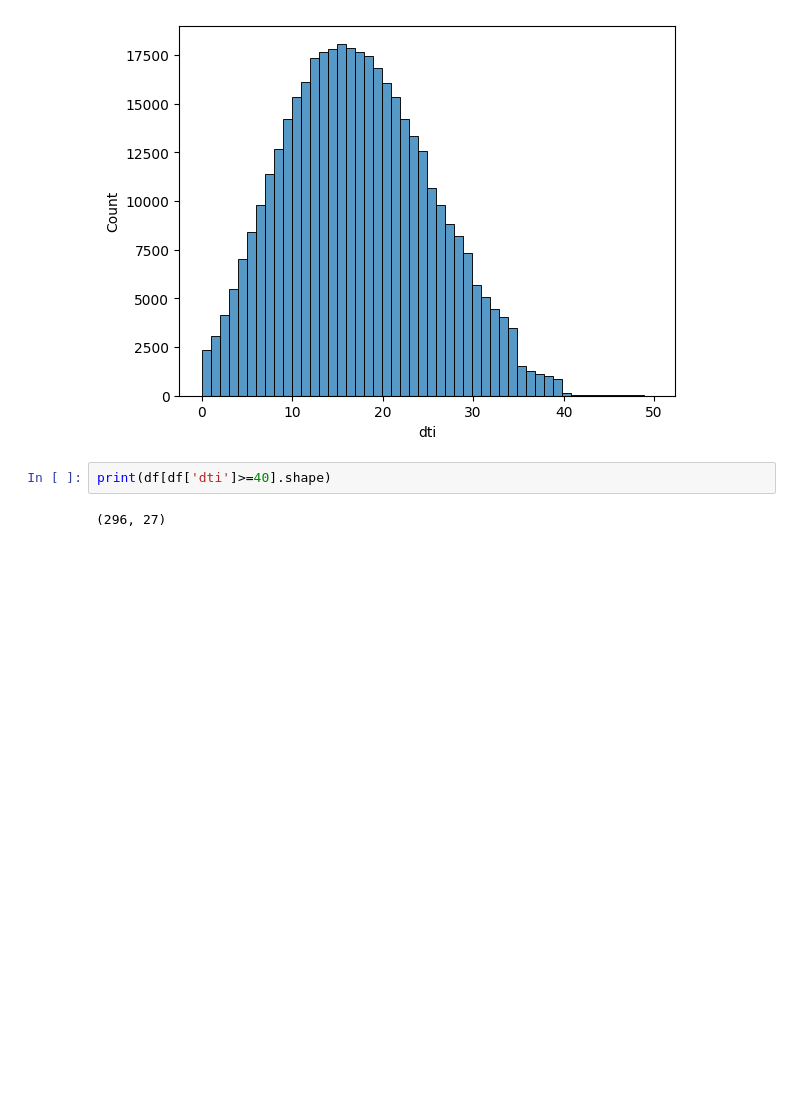
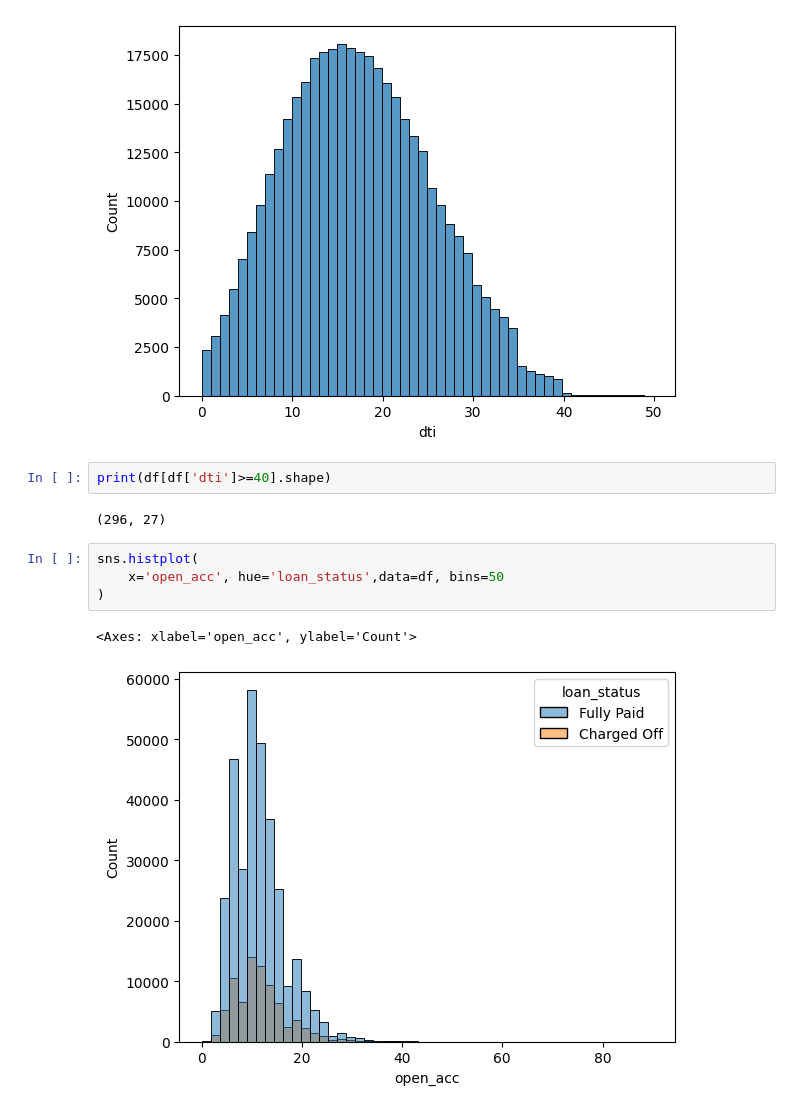
Before and after one commit to Debasishsaha123/Loan-default-prediction-ML-Projects, a Jupyter notebook: data_understanding.ipynb, the cells around one changed output. Cells and saved outputs as stored; diff of their text form; blank space fills up the shorter version.

Commit message:
More about data and correlation with output feature

```diff
--- a/data_understanding.ipynb
+++ b/data_understanding.ipynb
@@ -322,3 +322,10 @@ sns.histplot(
 print(df[df['dti']>=40].shape)
 # %% [output]
 (296, 27)
+# %%
+sns.histplot(
+    x='open_acc', hue='loan_status',data=df, bins=50
+)
+# %% [output]
+<Axes: xlabel='open_acc', ylabel='Count'>
+[figure, added]
```
Also changed, not shown: parts of 10 cells of this notebook.
